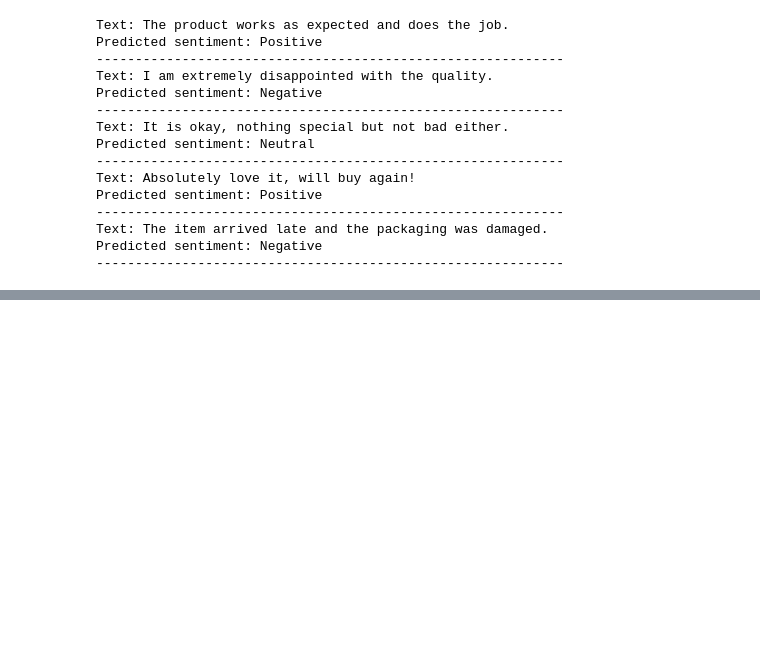
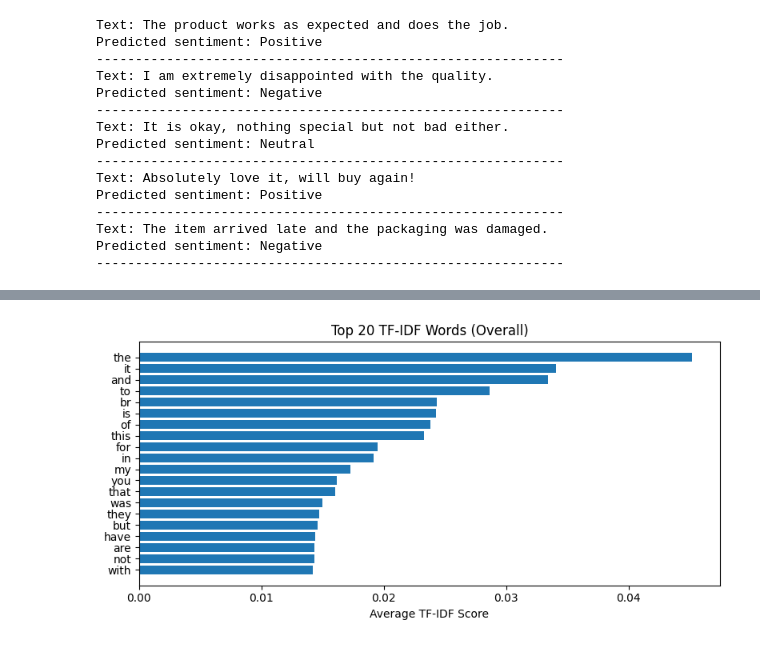
Before and after one commit to 03sans/AML_Coursework, a Jupyter notebook: main.ipynb, the cells around one changed output, grey strips where cells are left out. Saved outputs shown, nothing was run; the diff lists cells and outputs as text; code cells hidden in the pictures; blank space fills up the shorter version.

```diff
--- a/main.ipynb
+++ b/main.ipynb
@@ -1066,0 +1134,18 @@ Positive: 0.853
+# %%
+import numpy as np
+
+# Mean TF-IDF score across all documents
+mean_tfidf = np.asarray(Xb_train_vec.mean(axis=0)).flatten()
+
+top_indices = mean_tfidf.argsort()[-20:]
+top_words = feature_names[top_indices]
+top_scores = mean_tfidf[top_indices]
+
+plt.figure(figsize=(8, 4))
+plt.barh(top_words, top_scores)
+plt.title("Top 20 TF-IDF Words (Overall)")
+plt.xlabel("Average TF-IDF Score")
+plt.tight_layout()
+plt.show()
+# %% [output]
+[figure, added]
```
Also changed, not shown: parts of 15 cells of this notebook.
